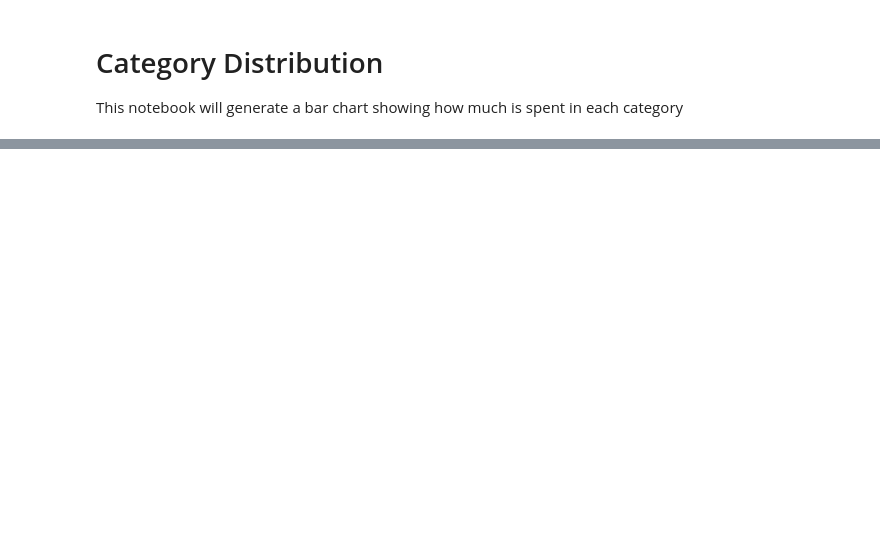
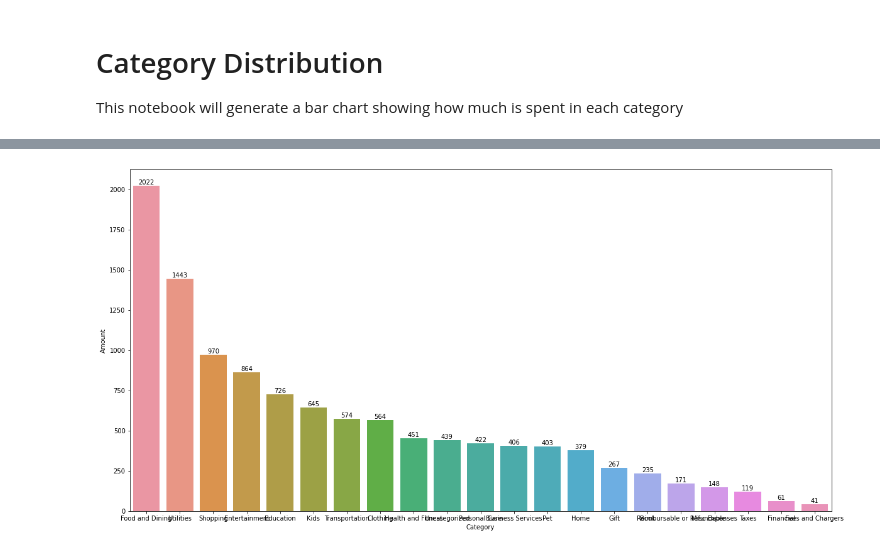
Before and after one commit to NguyenTran2002/CloudFinance, a Jupyter notebook: Jupyter Tools/category_distribution.ipynb, the cells around one changed output, grey strips where cells are left out. Drawn from its saved outputs; the diff is of its cells as text; code cells hidden in the pictures; blank space fills up the shorter version.

```diff
--- a/Jupyter Tools/category_distribution.ipynb
+++ b/Jupyter Tools/category_distribution.ipynb
@@ -43,13 +41,15 @@ for category in categories:
 # %%
 # sort the data
-category_df = category_df.sort_values(by=['Amount'], ascending=False)
+categories_df = categories_df.sort_values(by = ['Amount'], ascending=False)
 
 # create the bar chart
 plt.figure(figsize=(20, 10)) # size
-ax = sns.barplot(x = 'Category', y = 'Amount', data = category_df)
+ax = sns.barplot(x = 'Category', y = 'Amount', data = categories_df)
 
 # shows value on top of each bar
 for i in ax.containers:
     ax.bar_label(i,)
 
 plt.show()
+# %% [output]
+[figure, added]
```
Also changed, not shown: parts of 3 cells of this notebook, 4 other files.
